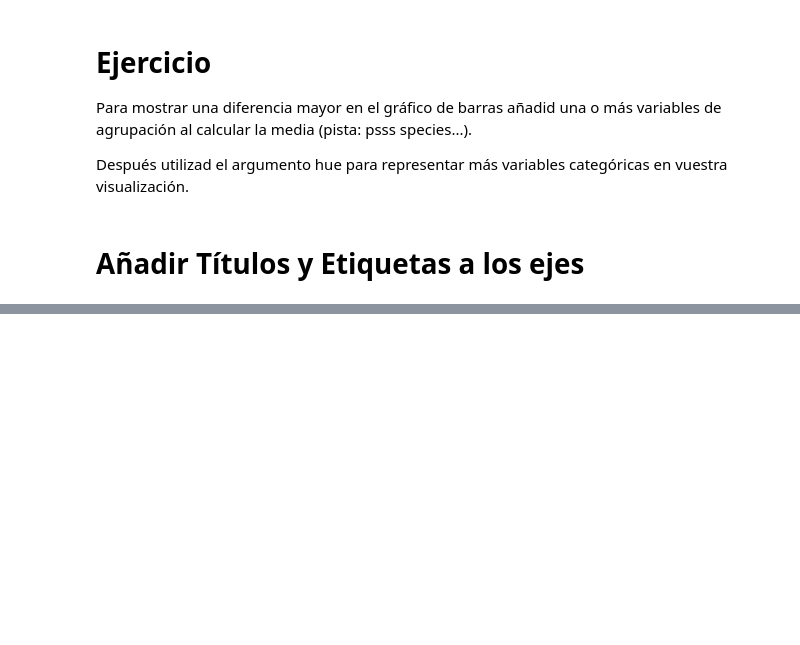
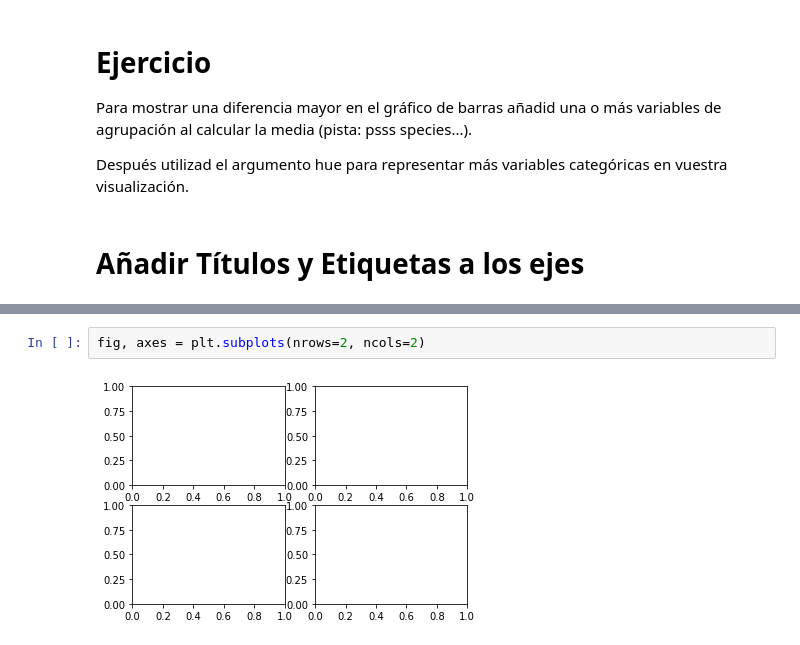
Before and after one commit to CuadraAlconero/IDAL_IA3_CuadraAlconero, a Jupyter notebook: Visualización.ipynb, the cells around one changed output, grey strips where cells are left out. Saved outputs shown, nothing was run; the diff lists cells and outputs as text; blank space fills up the shorter version.

```diff
--- a/Visualización.ipynb
+++ b/Visualización.ipynb
@@ -424,0 +447,4 @@ Después utilizad el argumento hue para representar más variables categóricas
+# %%
+fig, axes = plt.subplots(nrows=2, ncols=2)
+# %% [output]
+[figure, added]
```
Also changed, not shown: parts of 22 cells of this notebook.
